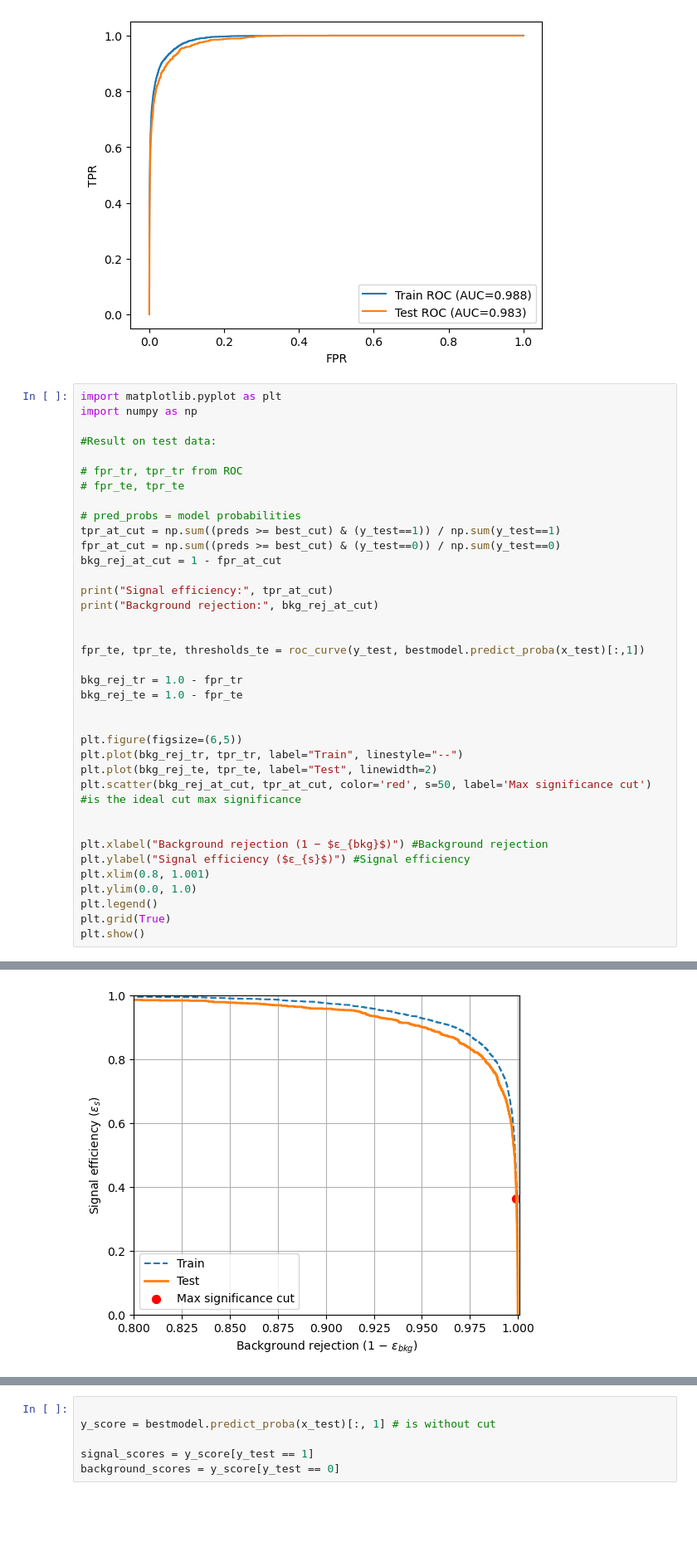
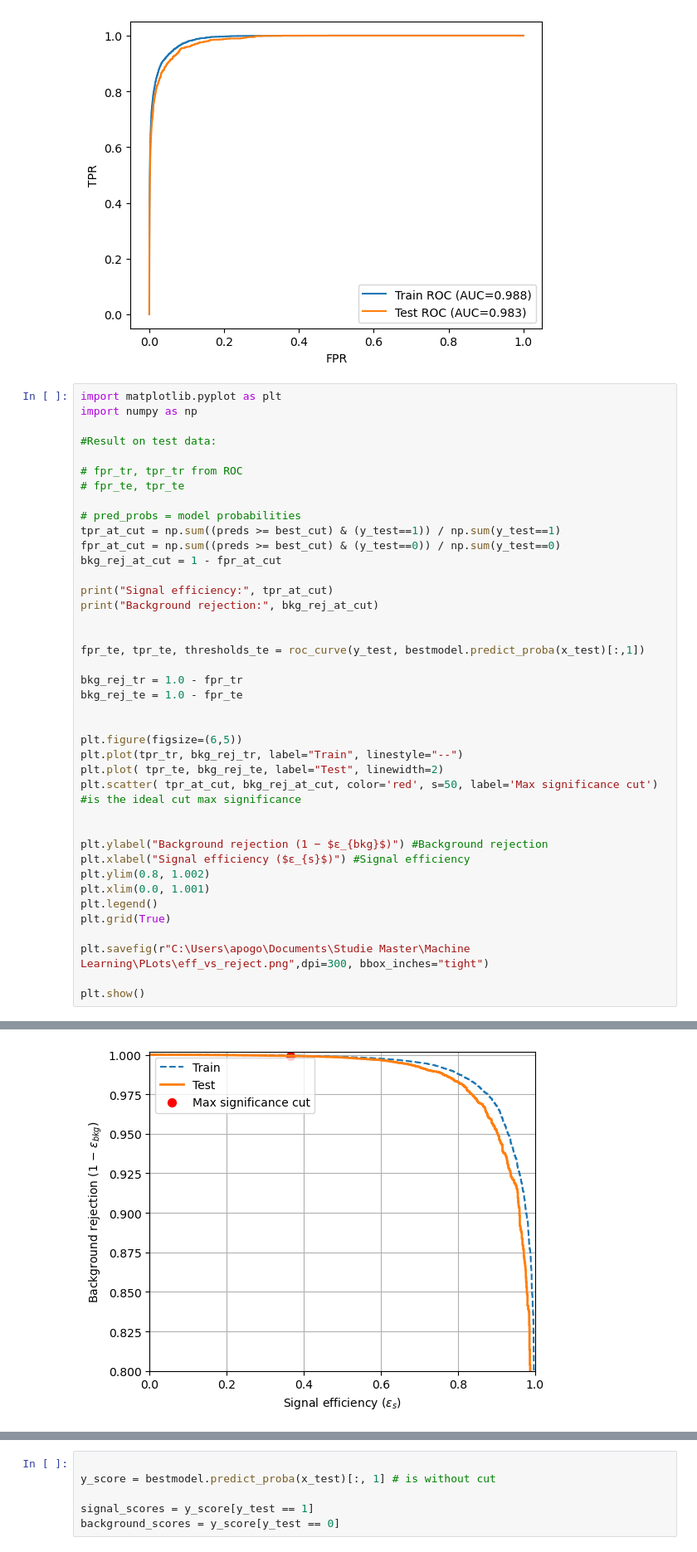
Before and after one commit to SanderGeurts/ML_2025_2026_Jesper_Anna_Sander, a Jupyter notebook: Version_final_Anna_XGB_optuna .ipynb, the cells around one changed output, grey strips where cells are left out. Shown at 83% size. Cells and saved outputs as stored; diff of their text form; blank space fills up the shorter version.

```diff
--- a/Version_final_Anna_XGB_optuna .ipynb
+++ b/Version_final_Anna_XGB_optuna .ipynb
@@ -752,41 +786,44 @@ import numpy as np
 
 #Result on test data:
 
 # fpr_tr, tpr_tr from ROC
 # fpr_te, tpr_te
 
 # pred_probs = model probabilities
 tpr_at_cut = np.sum((preds >= best_cut) & (y_test==1)) / np.sum(y_test==1)
 fpr_at_cut = np.sum((preds >= best_cut) & (y_test==0)) / np.sum(y_test==0)
 bkg_rej_at_cut = 1 - fpr_at_cut
 
 print("Signal efficiency:", tpr_at_cut)
 print("Background rejection:", bkg_rej_at_cut)
 
 
 fpr_te, tpr_te, thresholds_te = roc_curve(y_test, bestmodel.predict_proba(x_test)[:,1])
 
 bkg_rej_tr = 1.0 - fpr_tr
 bkg_rej_te = 1.0 - fpr_te
 
 
 plt.figure(figsize=(6,5))
-plt.plot(bkg_rej_tr, tpr_tr, label="Train", linestyle="--")
-plt.plot(bkg_rej_te, tpr_te, label="Test", linewidth=2)
-plt.scatter(bkg_rej_at_cut, tpr_at_cut, color='red', s=50, label='Max significance cut') #is the ideal cut max significance
+plt.plot(tpr_tr, bkg_rej_tr, label="Train", linestyle="--")
+plt.plot( tpr_te, bkg_rej_te, label="Test", linewidth=2)
+plt.scatter( tpr_at_cut, bkg_rej_at_cut, color='red', s=50, label='Max significance cut') #is the ideal cut max significance
 
 
-plt.xlabel("Background rejection (1 − $ε_{bkg}$)") #Background rejection
-plt.ylabel("Signal efficiency ($ε_{s}$)") #Signal efficiency
-plt.xlim(0.8, 1.001)
-plt.ylim(0.0, 1.0)
+plt.ylabel("Background rejection (1 − $ε_{bkg}$)") #Background rejection
+plt.xlabel("Signal efficiency ($ε_{s}$)") #Signal efficiency
+plt.ylim(0.8, 1.002)
+plt.xlim(0.0, 1.001)
 plt.legend()
 plt.grid(True)
+
+plt.savefig(r"C:\Users\apogo\Documents\Studie Master\Machine Learning\PLots\eff_vs_reject.png",dpi=300, bbox_inches="tight")
+
 plt.show()
 # %% [output]
 Signal efficiency: 0.36568457538994803
 Background rejection: 0.9992527532674673
-[figure, old version]
+[figure, new version]
 # %%
 from sklearn.metrics import precision_recall_curve
 
```
Also changed, not shown: parts of 9 cells of this notebook.
